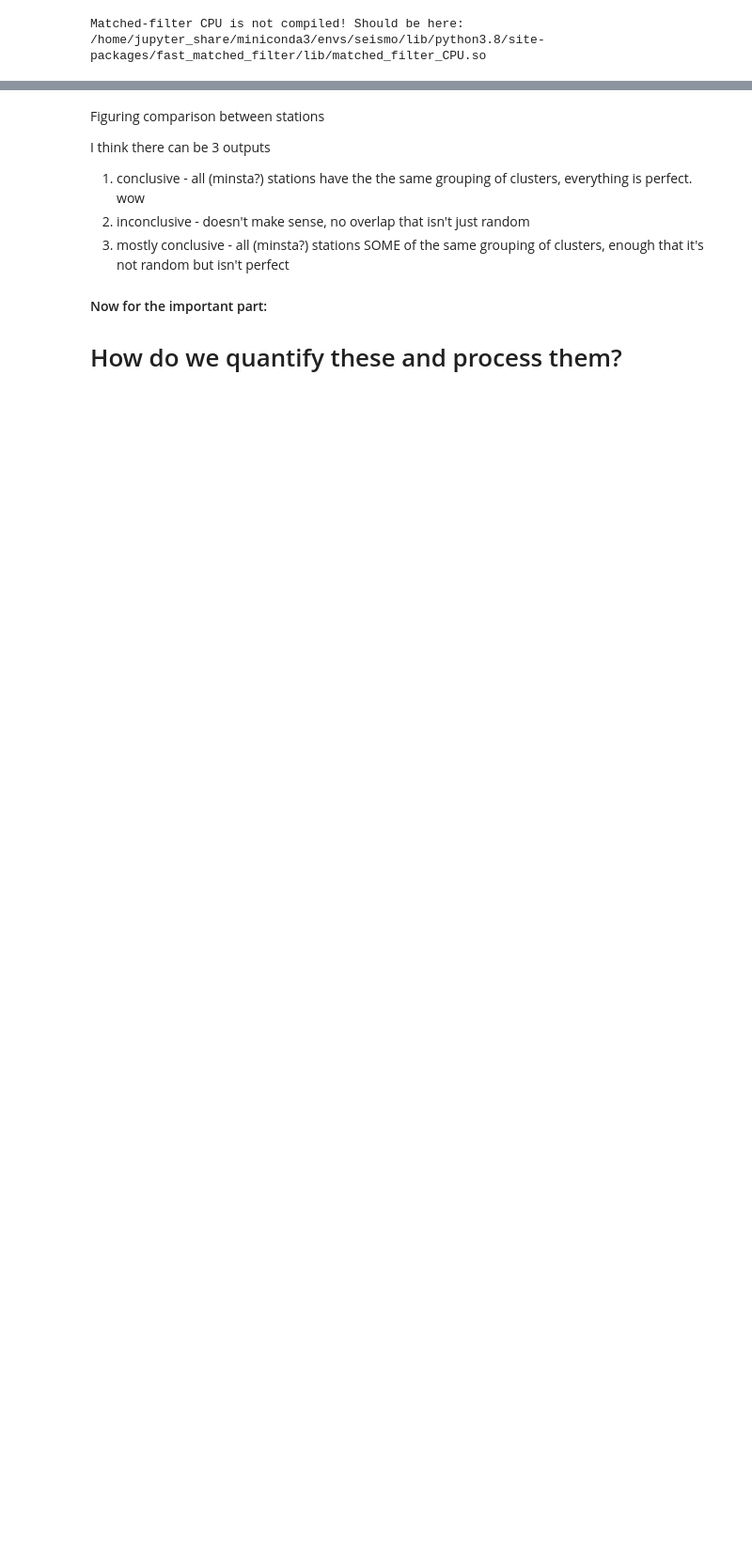
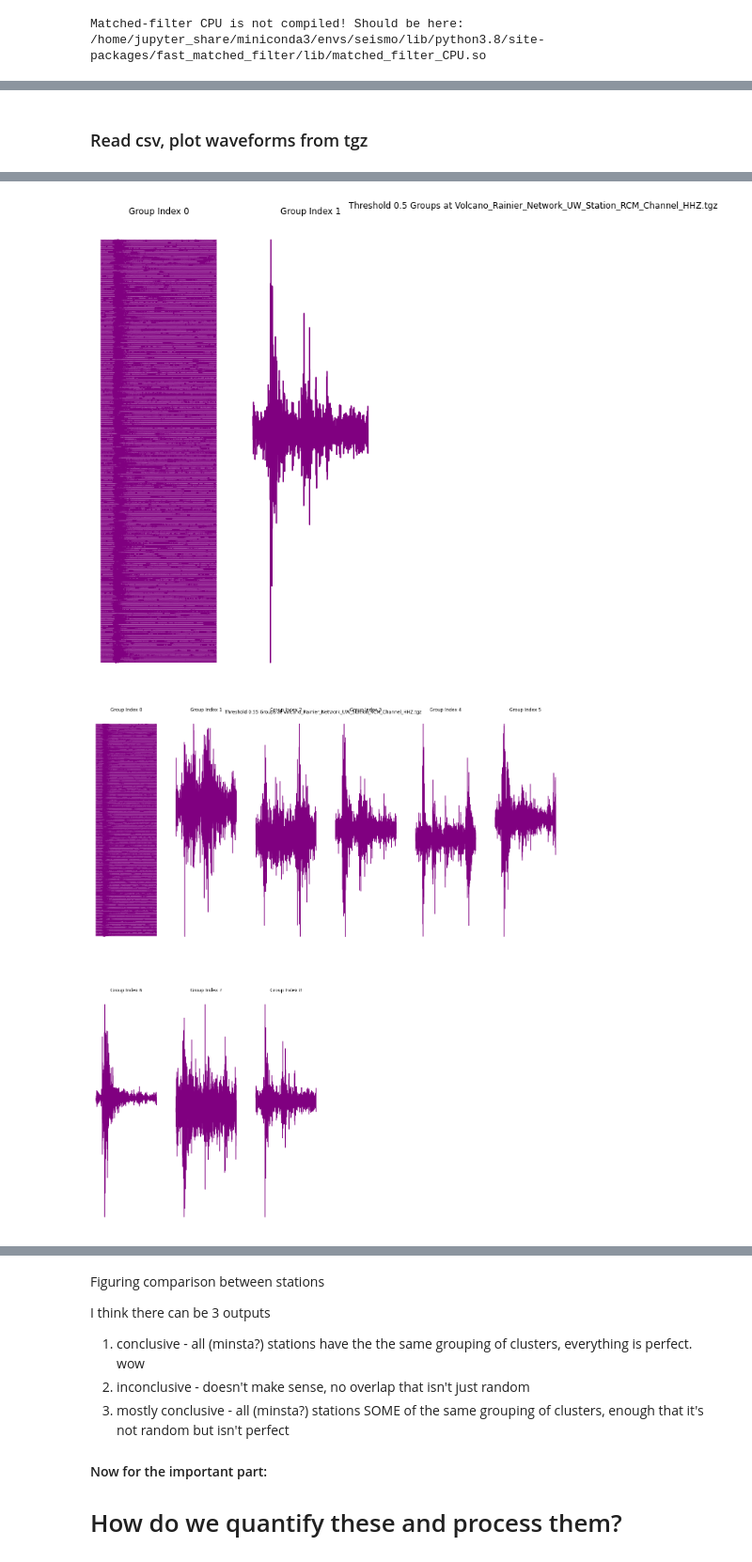
Before and after one commit to Denolle-Lab/expand_redpy, a Jupyter notebook: notebooks/eq_clustering.ipynb, the cells around one changed output, grey strips where cells are left out. Shown at 94% size. Cells and saved outputs as stored; diff of their text form; code cells hidden in the pictures; blank space fills up the shorter version.

Commit message:
template clustering

```diff
--- a/notebooks/eq_clustering.ipynb
+++ b/notebooks/eq_clustering.ipynb
@@ -96,19 +78,0 @@ with open(f'/home/smocz/expand_redpy_new_files/eq_clusters20.0-50.0.txt', 'w') a
-# %%
-line = '[(<obspy.core.stream.Stream object at 0x7f09f46aabb0>, \'rcmhhzrpra368\'), (<obspy.core.stream.Stream object at 0x7f09f4725760>, \'rcmhhzrpra409\')]'
-if line[0] == '#':
-    label = line[1:]
-if line[0] != '#': #if not a label
-    n_line = line[1:-1]
-    sep_list = n_line.split('),') #get each tuple in the cluster
-    print(sep_list)
-    for t in n_sep_list:
-        print(t)
-        nt = t.replace('(','')
-        nnt = nt.replace(')','')
-        s = nnt.split(',')
-        print('yo')
-        print(s)
-        print(type(s))
-        print(s[1])
-        break
-#     tuple_list = list([tuple(t) for t in n_sep_list])
@@ -148,0 +79,58 @@ print(len(groups[57]))
+# %% [markdown]
+### Read csv, plot waveforms from tgz
+# %%
+############### READING AND ORGANIZING CSV ###############
+
+#read in csv
+df = pd.read_csv('/home/smocz/expand_redpy_new_files/eq_clusters0.5-0.6.csv')
+
+thresh_list = list(np.unique(df['threshold'].values.tolist())) #get list of thresholds in csv output
+print(thresh_list)
+num_thresh = len(thresh_list) #how many thresholds
+
+for thresh in thresh_list:
+# thresh = 0.6
+
+    print(f'----------------------------THRESHOLD {thresh}----------------------------')
+    temps = df[df['threshold']==thresh]['templates'].values.tolist() #list of templates for each threshold value
+    ax_list = df[df['threshold']==thresh]['index'].values.tolist() #list of index for labels
+    num_groups = len(temps) #how many templates in this threshold value
+    print(f'num groups for {thresh} is {num_groups}')
+
+    print(list(temps[1].split(' '))) #read space-separated templates as a list
+
+    ############### PLOTTING GROUPS ###############
+
+    #for parameterizing plot sizing
+    ncols = 6 #number of columns, stays consistent
+    nrows = math.ceil(num_groups/ncols) #determines number of rows needed by rounding up to nearest whole number
+    print(f'cols: {ncols}, rows: {nrows}')
+    fig, ax0= plt.subplots() #create subplot
+    fig.set_figheight(nrows*10) #set height by nrows
+    fig.set_figwidth(ncols*3) #set width by ncols
+    fig.suptitle(f'Threshold {thresh} Groups at {filename}')
+    plt.tight_layout() #tight layout for looking nice
+    gs = GridSpec(nrows, ncols, figure=fig) #make GridSpec for formatting subplots, based on ncols and nrows
+
+
+    for aa,ax_n in enumerate(ax_list):#for each subplot
+    #     print(f'----{ax_n}----')
+        ax = fig.add_subplot(gs[math.floor(aa/6):math.floor(aa/6)+1,aa - math.floor(aa/6)*6:aa - math.floor(aa/6)*6 +1]) #add subplot
+        ax.set_title(f'Group Index {ax_n}')
+        plt.axis('off') #remove axis for these plots
+        temp_list = list(temps[aa].split(' ')) #turn the space-separated string into a list
+    #     print(f'list: {temp_list[:2]}',end=' ') #print template names
+    #     if len(temp_list) <= 2: #print an ellipse to show there are more templates without flooding output
+    #         print(' ')
+    #     else:
+    #         print('...')
+        for nn,n in enumerate(temp_list):#for each template in the associated list of templates
+            for t in T: #for each template in tgz file
+                if t.name == n: #if the template name matches the template we want
+                    st = t.st #grab the stream
+                    break #stop the search for template
+
+            ax.plot(st[0].data[:]/np.max(np.abs(st[0].data))+2*nn,color='purple')
+    #     break
+    fig.delaxes(ax0) #remove unused ax
+# %% [output]
@@ -148,0 +150,2 @@ print(len(groups[57]))
+[figure, added]
+[figure, added]
```
Also changed, not shown: parts of 14 cells of this notebook.
